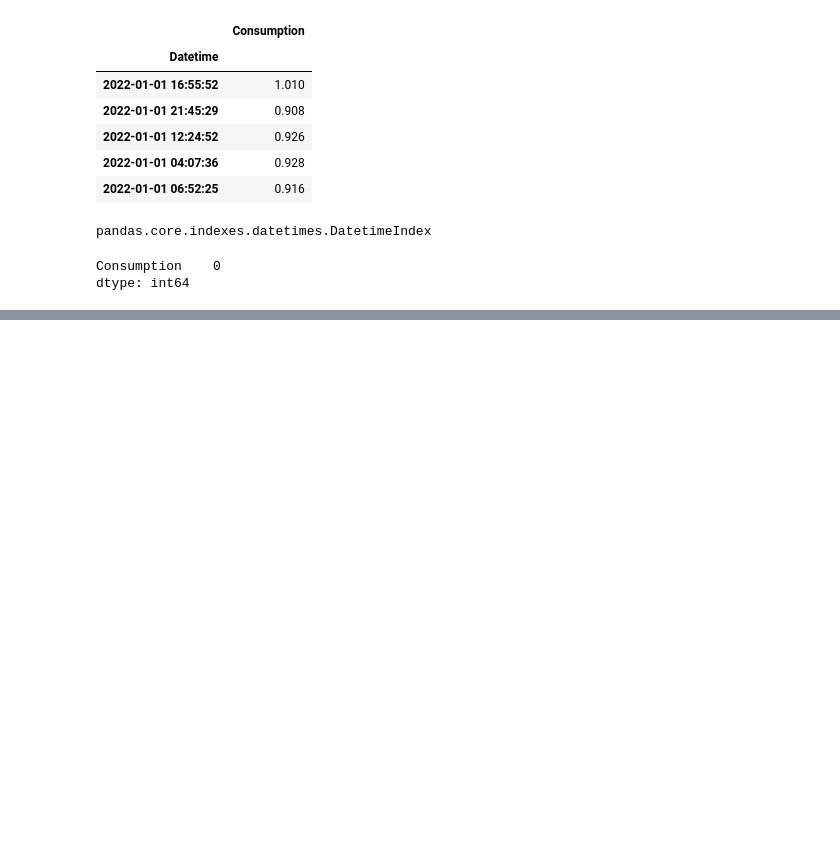
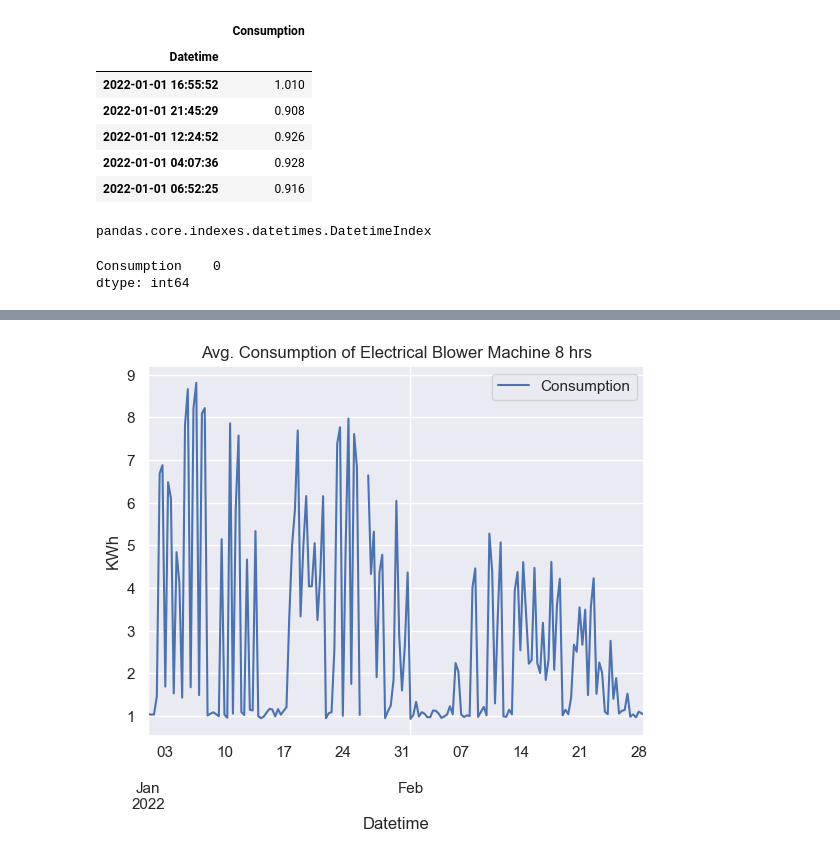
Before and after one commit to teja0006/Energy-Consumption-Time-Series-Forecasting, a Jupyter notebook: Time Series Forecasting.ipynb, the cells around one changed output, grey strips where cells are left out. Saved outputs shown, nothing was run; the diff lists cells and outputs as text; code cells hidden in the pictures; blank space fills up the shorter version.

```diff
--- a/Time Series Forecasting.ipynb
+++ b/Time Series Forecasting.ipynb
@@ -91,0 +104,4 @@ dtype: int64
+# %%
+data.resample('8h').mean().plot(title='Avg. Consumption of Electrical Blower Machine 8 hrs',ylabel='KWh');      # Group the data for 8hrs and plot it
+# %% [output]
+[figure, added]
```
Also changed, not shown: parts of 11 cells of this notebook.
